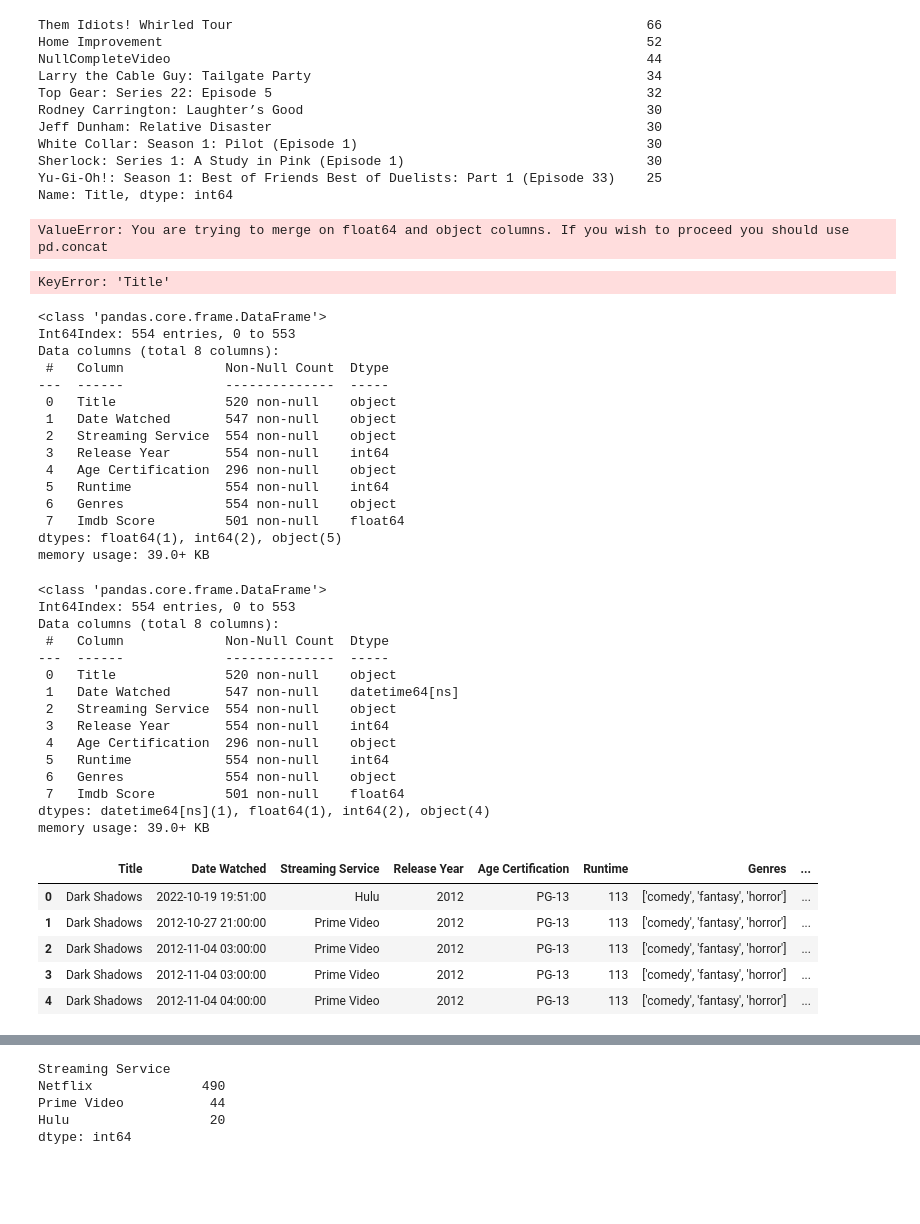
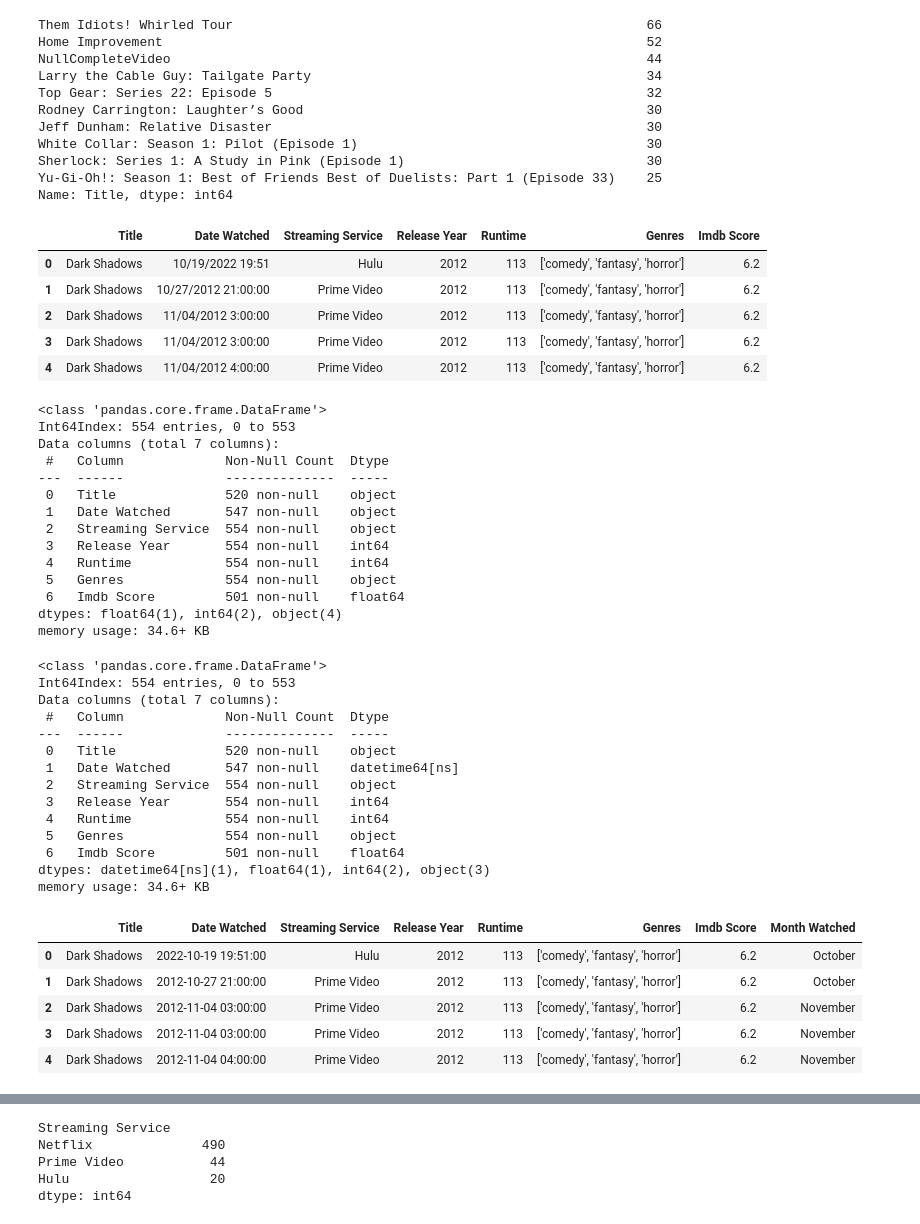
Before and after one commit to istarlet/netflix_viewing_habits, a Jupyter notebook: streaming_data.ipynb, the cells around one changed output, grey strips where cells are left out. Saved outputs shown, nothing was run; the diff lists cells and outputs as text; code cells hidden in the pictures; blank space fills up the shorter version.

```diff
--- a/streaming_data.ipynb
+++ b/streaming_data.ipynb
@@ -64,35 +55,33 @@ Sherlock: Series 1: A Study in Pink (Episode 1)                               30
 Yu-Gi-Oh!: Season 1: Best of Friends Best of Duelists: Part 1 (Episode 33)    25
 Name: Title, dtype: int64
 # %%
-imdb_combined = pd.merge(imdb_cleaned, imdb_add_cleaned, how="inner", on=("Title", "Release Year", "Age Certification", "Imdb Score"))
+data_combined = pd.merge(streaming_combined, imdb_cleaned, how="inner", on="Title")
 
-imdb_combined.head()
+data_combined.head()
 # %% [output]
-ValueError: You are trying to merge on float64 and object columns. If you wish to proceed you should use pd.concat
+|  | Title | Date Watched | Streaming Service | Release Year | Runtime | Genres | Imdb Score |
+| 0 | Dark Shadows | 10/19/2022 19:51 | Hulu | 2012 | 113 | ['comedy', 'fantasy', 'horror'] | 6.2 |
+| 1 | Dark Shadows | 10/27/2012 21:00:00 | Prime Video | 2012 | 113 | ['comedy', 'fantasy', 'horror'] | 6.2 |
+| 2 | Dark Shadows | 11/04/2012 3:00:00 | Prime Video | 2012 | 113 | ['comedy', 'fantasy', 'horror'] | 6.2 |
+| 3 | Dark Shadows | 11/04/2012 3:00:00 | Prime Video | 2012 | 113 | ['comedy', 'fantasy', 'horror'] | 6.2 |
+| 4 | Dark Shadows | 11/04/2012 4:00:00 | Prime Video | 2012 | 113 | ['comedy', 'fantasy', 'horror'] | 6.2 |
-# %%
-data_combined = pd.merge(streaming_combined, data_streaming, how="inner", on="Title")
-
-data_combined
-# %% [output]
-KeyError: 'Title'
 # %%
 data_combined.info()
 # %% [output]
 <class 'pandas.core.frame.DataFrame'>
 Int64Index: 554 entries, 0 to 553
-Data columns (total 8 columns):
+Data columns (total 7 columns):
  #   Column             Non-Null Count  Dtype
 ---  ------             --------------  -----
  0   Title              520 non-null    object
  1   Date Watched       547 non-null    object
  2   Streaming Service  554 non-null    object
  3   Release Year       554 non-null    int64
- 4   Age Certification  296 non-null    object
- 5   Runtime            554 non-null    int64
- 6   Genres             554 non-null    object
- 7   Imdb Score         501 non-null    float64
-dtypes: float64(1), int64(2), object(5)
-memory usage: 39.0+ KB
+ 4   Runtime            554 non-null    int64
+ 5   Genres             554 non-null    object
+ 6   Imdb Score         501 non-null    float64
+dtypes: float64(1), int64(2), object(4)
+memory usage: 34.6+ KB
 # %%
 # Convert "Date Watched" column from string to datetime
 data_combined["Date Watched"] = data_combined["Date Watched"].apply(pd.to_datetime)
@@ -101,32 +90,30 @@ data_combined.info()
 # %% [output]
 <class 'pandas.core.frame.DataFrame'>
 Int64Index: 554 entries, 0 to 553
-Data columns (total 8 columns):
+Data columns (total 7 columns):
  #   Column             Non-Null Count  Dtype
 ---  ------             --------------  -----
  0   Title              520 non-null    object
  1   Date Watched       547 non-null    datetime64[ns]
  2   Streaming Service  554 non-null    object
  3   Release Year       554 non-null    int64
- 4   Age Certification  296 non-null    object
- 5   Runtime            554 non-null    int64
- 6   Genres             554 non-null    object
- 7   Imdb Score         501 non-null    float64
-dtypes: datetime64[ns](1), float64(1), int64(2), object(4)
-memory usage: 39.0+ KB
+ 4   Runtime            554 non-null    int64
+ 5   Genres             554 non-null    object
+ 6   Imdb Score         501 non-null    float64
+dtypes: datetime64[ns](1), float64(1), int64(2), object(3)
+memory usage: 34.6+ KB
 # %%
-# Add a new column "Month" that turns the "Date" column into only the month name
-data_combined["Month Watched"] = data_combined["Date Watched"]\
-    .dt.month_name()
+# Add a new column "Month Watched" that gets the month the show or movie was watched from the "Date Watched" column
+data_combined["Month Watched"] = data_combined["Date Watched"].dt.month_name()
 
 data_combined.head()
 # %% [output]
-|  | Title | Date Watched | Streaming Service | Release Year | Age Certification | Runtime | Genres | ... |
-| 0 | Dark Shadows | 2022-10-19 19:51:00 | Hulu | 2012 | PG-13 | 113 | ['comedy', 'fantasy', 'horror'] | ... |
-| 1 | Dark Shadows | 2012-10-27 21:00:00 | Prime Video | 2012 | PG-13 | 113 | ['comedy', 'fantasy', 'horror'] | ... |
-| 2 | Dark Shadows | 2012-11-04 03:00:00 | Prime Video | 2012 | PG-13 | 113 | ['comedy', 'fantasy', 'horror'] | ... |
-| 3 | Dark Shadows | 2012-11-04 03:00:00 | Prime Video | 2012 | PG-13 | 113 | ['comedy', 'fantasy', 'horror'] | ... |
-| 4 | Dark Shadows | 2012-11-04 04:00:00 | Prime Video | 2012 | PG-13 | 113 | ['comedy', 'fantasy', 'horror'] | ... |
+|  | Title | Date Watched | Streaming Service | Release Year | Runtime | Genres | Imdb Score | Month Watched |
+| 0 | Dark Shadows | 2022-10-19 19:51:00 | Hulu | 2012 | 113 | ['comedy', 'fantasy', 'horror'] | 6.2 | October |
+| 1 | Dark Shadows | 2012-10-27 21:00:00 | Prime Video | 2012 | 113 | ['comedy', 'fantasy', 'horror'] | 6.2 | October |
+| 2 | Dark Shadows | 2012-11-04 03:00:00 | Prime Video | 2012 | 113 | ['comedy', 'fantasy', 'horror'] | 6.2 | November |
+| 3 | Dark Shadows | 2012-11-04 03:00:00 | Prime Video | 2012 | 113 | ['comedy', 'fantasy', 'horror'] | 6.2 | November |
+| 4 | Dark Shadows | 2012-11-04 04:00:00 | Prime Video | 2012 | 113 | ['comedy', 'fantasy', 'horror'] | 6.2 | November |
 # %%
 # efficient way to extract year from string format date
 data_combined['Year Watched'] = pd.DatetimeIndex(data_combined['Date Watched']).year
```
Also changed, not shown: parts of 5 cells of this notebook, 3 other files.
